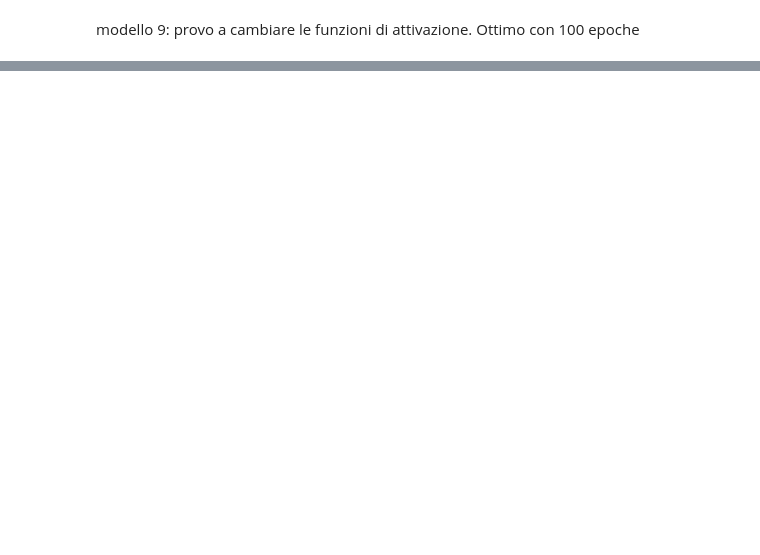
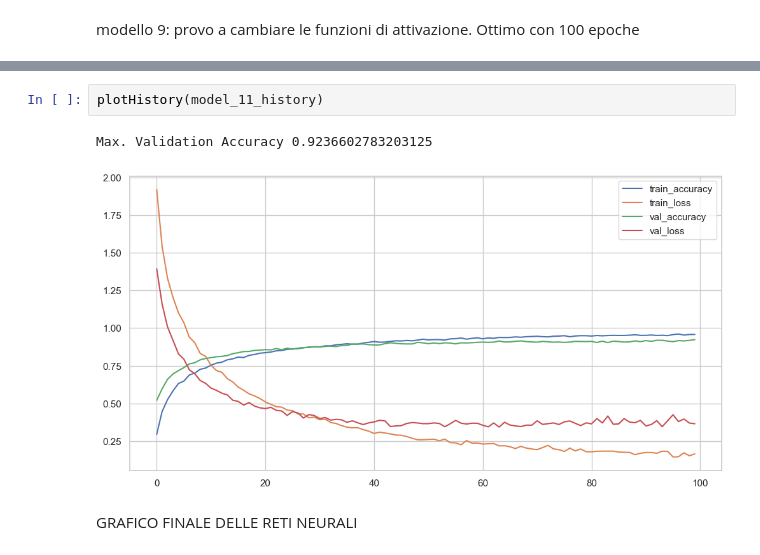
Before and after one commit to DavideOrienti/Progetto-MachineLearning, a Jupyter notebook: nn.ipynb, the cells around one changed output, grey strips where cells are left out. Cells and saved outputs as stored; diff of their text form; blank space fills up the shorter version.

```diff
--- a/nn.ipynb
+++ b/nn.ipynb
@@ -823 +502,8 @@ Max. Validation Accuracy 0.9251769185066223
+# %%
+plotHistory(model_11_history)
+# %% [output]
+Max. Validation Accuracy 0.9236602783203125
+[figure, added]
+# %% [markdown]
+GRAFICO FINALE DELLE RETI NEURALI
 # %%
```
Also changed, not shown: parts of 42 cells of this notebook, 5 other files.
